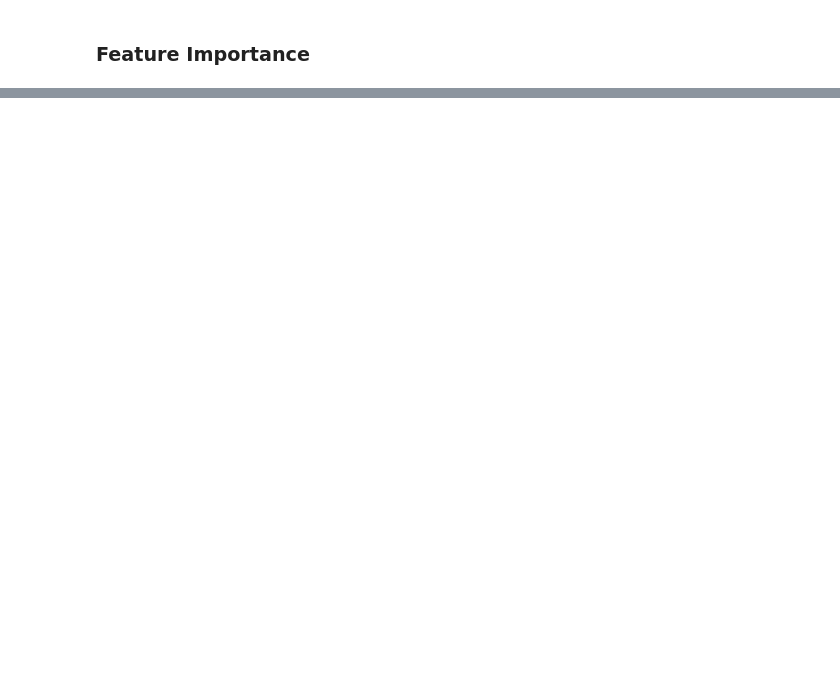
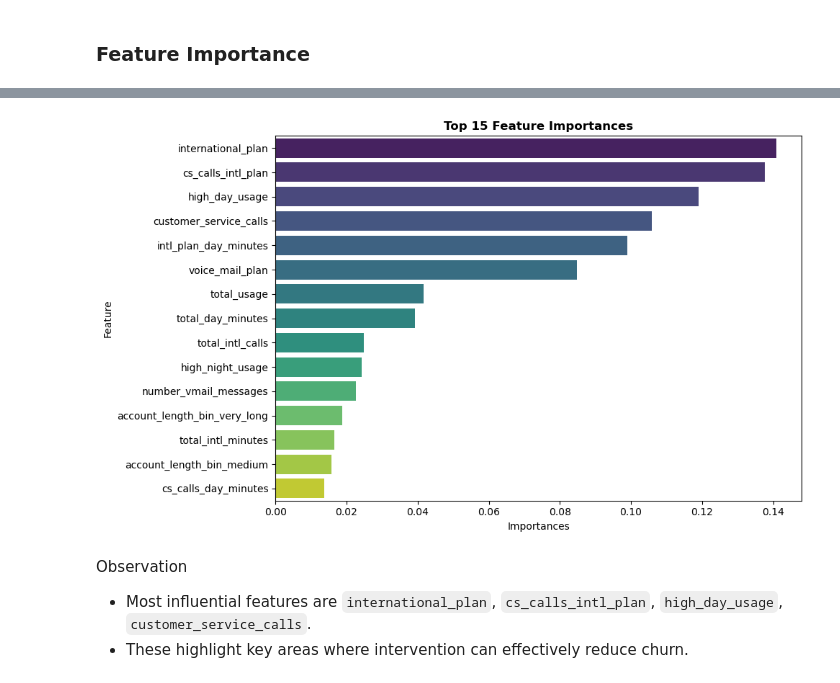
Before and after one commit to Mercykirwa25/End_Phase_3_Project, a Jupyter notebook: Churn_dataset.ipynb, the cells around one changed output, grey strips where cells are left out. Saved outputs shown, nothing was run; the diff lists cells and outputs as text; code cells hidden in the pictures; blank space fills up the shorter version.

```diff
--- a/Churn_dataset.ipynb
+++ b/Churn_dataset.ipynb
@@ -1479,4 +1480,7 @@ importances = xgb_best.feature_importances_
 features = X_train.columns
 
 # Converting to a dataframe
-feat_imp = pd.DataFrame({"Feature": features, "Importances": importances}).
+feat_imp = pd.DataFrame({"Feature": features, "Importances": importances}).sort_values(by="Importances", ascending=False)
+
+# Check top 15
+feat_imp.head(15)
@@ -1482,0 +1504,14 @@ feat_imp = pd.DataFrame({"Feature": features, "Importances": importances}).
+# %%
+# Visualize the the importance features
+plt.figure(figsize=(10,6))
+sns.barplot(x="Importances", y="Feature", data=feat_imp.head(15), palette="viridis")
+plt.title("Top 15 Feature Importances", fontsize=12, weight="bold")
+plt.tight_layout()
+plt.show()
+# %% [output]
+[figure, added]
+# %% [markdown]
+Observation
+
+- Most influential features are `international_plan`, `cs_calls_intl_plan`, `high_day_usage`, `customer_service_calls`.
+- These highlight key areas where intervention can effectively reduce churn.
```
Also changed, not shown: parts of 10 cells of this notebook.
